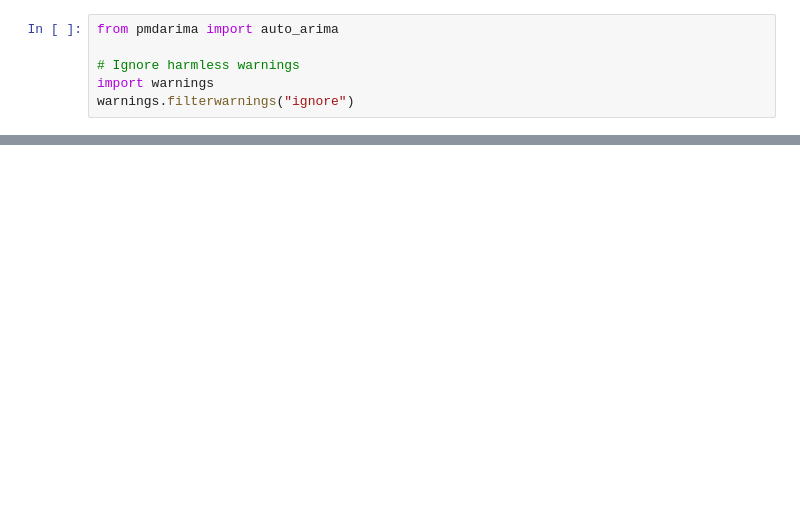
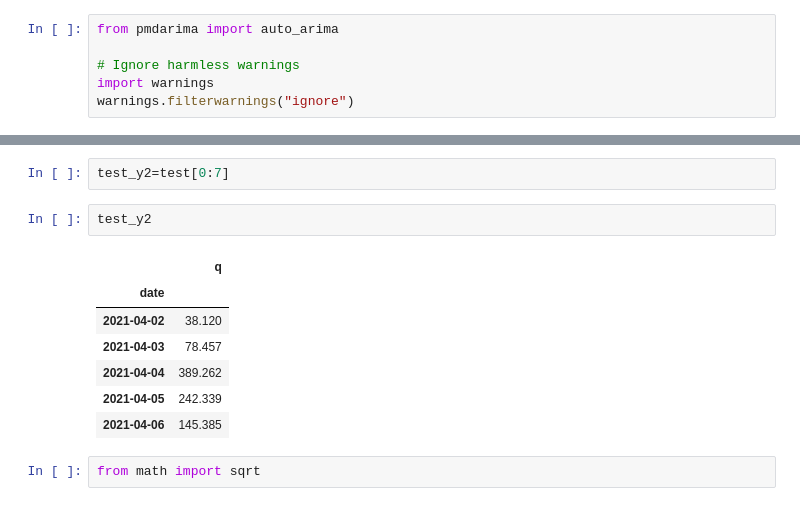
Before and after one commit to cocobyun/timeseries, a Jupyter notebook: Arima.ipynb, the cells around one changed output, grey strips where cells are left out. Cells and saved outputs as stored; diff of their text form; blank space fills up the shorter version.

```diff
--- a/Arima.ipynb
+++ b/Arima.ipynb
@@ -302,0 +117,14 @@ ax.set(xlabel=xlabel, ylabel=ylabel);
+# %%
+test_y2=test[0:7]
+# %%
+test_y2
+# %% [output]
+|  | q |
+| date |  |
+| 2021-04-02 | 38.120 |
+| 2021-04-03 | 78.457 |
+| 2021-04-04 | 389.262 |
+| 2021-04-05 | 242.339 |
+| 2021-04-06 | 145.385 |
+# %%
+from math import sqrt
```
Also changed, not shown: parts of 39 cells of this notebook.
